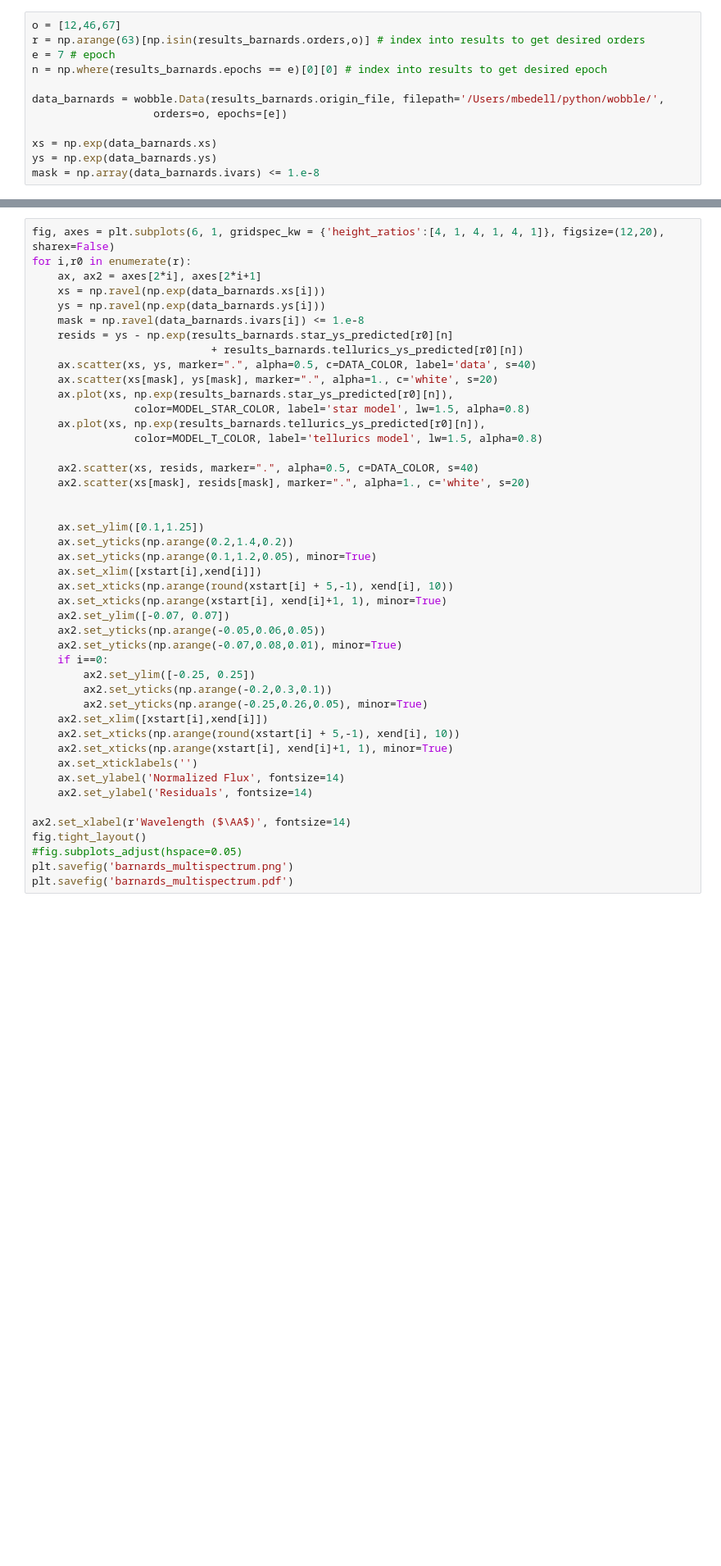
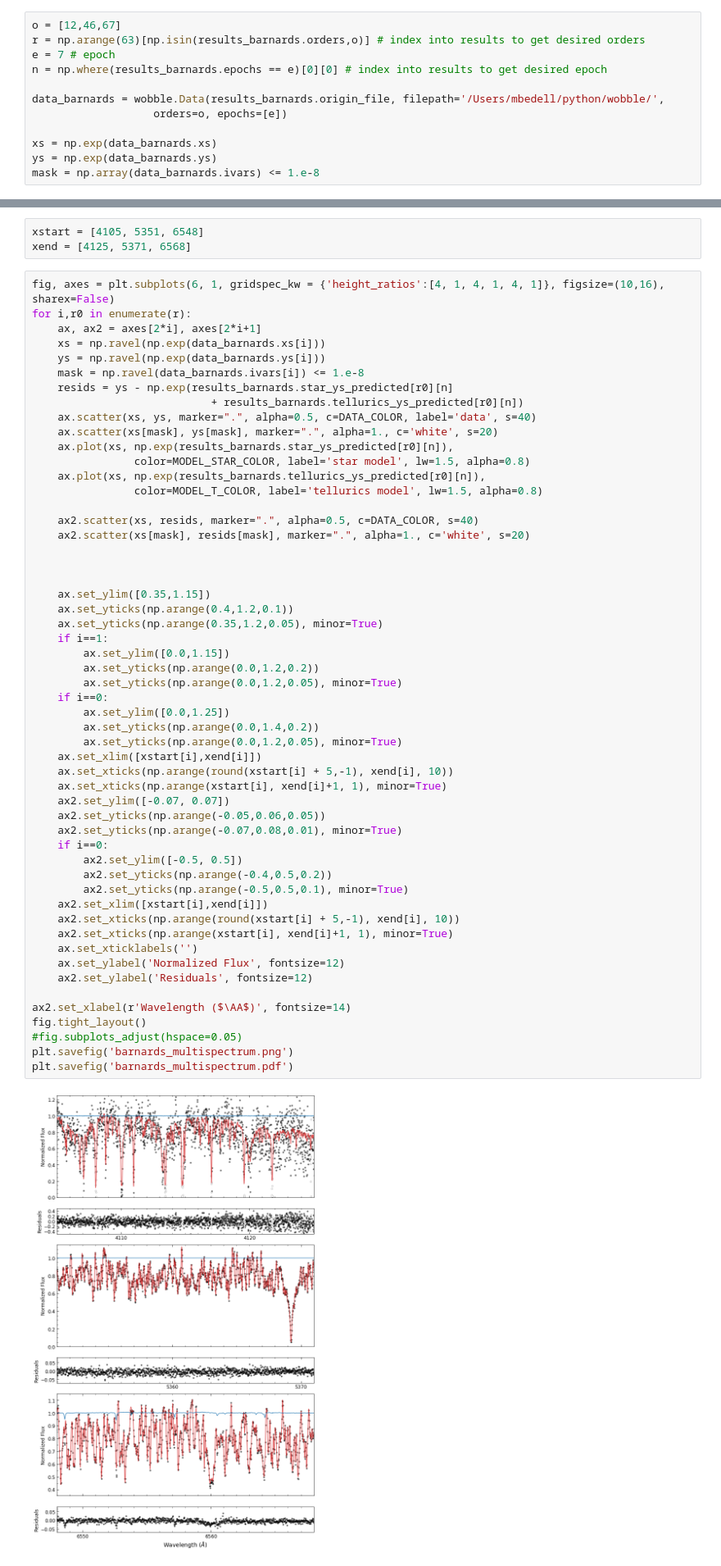
Before and after one commit to megbedell/wobble, a Jupyter notebook: paper/figures/make_figures.ipynb, the cells around one changed output, grey strips where cells are left out. Shown at 82% size. Saved outputs shown, nothing was run; the diff lists cells and outputs as text; blank space fills up the shorter version.

```diff
--- a/paper/figures/make_figures.ipynb
+++ b/paper/figures/make_figures.ipynb
@@ -445,5 +475,8 @@ xend = [4130, 5397, 6616]
+# %%
+xstart = [4105, 5351, 6548]
+xend = [4125, 5371, 6568]
 # %%
-fig, axes = plt.subplots(6, 1, gridspec_kw = {'height_ratios':[4, 1, 4, 1, 4, 1]}, figsize=(12,20), sharex=False)
+fig, axes = plt.subplots(6, 1, gridspec_kw = {'height_ratios':[4, 1, 4, 1, 4, 1]}, figsize=(10,16), sharex=False)
 for i,r0 in enumerate(r):
     ax, ax2 = axes[2*i], axes[2*i+1]
     xs = np.ravel(np.exp(data_barnards.xs[i]))
@@ -452,41 +485,52 @@ for i,r0 in enumerate(r):
     resids = ys - np.exp(results_barnards.star_ys_predicted[r0][n]
                             + results_barnards.tellurics_ys_predicted[r0][n])
     ax.scatter(xs, ys, marker=".", alpha=0.5, c=DATA_COLOR, label='data', s=40)
     ax.scatter(xs[mask], ys[mask], marker=".", alpha=1., c='white', s=20)
     ax.plot(xs, np.exp(results_barnards.star_ys_predicted[r0][n]),
                 color=MODEL_STAR_COLOR, label='star model', lw=1.5, alpha=0.8)
     ax.plot(xs, np.exp(results_barnards.tellurics_ys_predicted[r0][n]),
                 color=MODEL_T_COLOR, label='tellurics model', lw=1.5, alpha=0.8)
 
     ax2.scatter(xs, resids, marker=".", alpha=0.5, c=DATA_COLOR, s=40)
     ax2.scatter(xs[mask], resids[mask], marker=".", alpha=1., c='white', s=20)
 
 
-    ax.set_ylim([0.1,1.25])
-    ax.set_yticks(np.arange(0.2,1.4,0.2))
-    ax.set_yticks(np.arange(0.1,1.2,0.05), minor=True)
+
+    ax.set_ylim([0.35,1.15])
+    ax.set_yticks(np.arange(0.4,1.2,0.1))
+    ax.set_yticks(np.arange(0.35,1.2,0.05), minor=True)
+    if i==1:
+        ax.set_ylim([0.0,1.15])
+        ax.set_yticks(np.arange(0.0,1.2,0.2))
+        ax.set_yticks(np.arange(0.0,1.2,0.05), minor=True)
+    if i==0:
+        ax.set_ylim([0.0,1.25])
+        ax.set_yticks(np.arange(0.0,1.4,0.2))
+        ax.set_yticks(np.arange(0.0,1.2,0.05), minor=True)
     ax.set_xlim([xstart[i],xend[i]])
     ax.set_xticks(np.arange(round(xstart[i] + 5,-1), xend[i], 10))
     ax.set_xticks(np.arange(xstart[i], xend[i]+1, 1), minor=True)
     ax2.set_ylim([-0.07, 0.07])
     ax2.set_yticks(np.arange(-0.05,0.06,0.05))
     ax2.set_yticks(np.arange(-0.07,0.08,0.01), minor=True)
     if i==0:
-        ax2.set_ylim([-0.25, 0.25])
-        ax2.set_yticks(np.arange(-0.2,0.3,0.1))
-        ax2.set_yticks(np.arange(-0.25,0.26,0.05), minor=True)
+        ax2.set_ylim([-0.5, 0.5])
+        ax2.set_yticks(np.arange(-0.4,0.5,0.2))
+        ax2.set_yticks(np.arange(-0.5,0.5,0.1), minor=True)
     ax2.set_xlim([xstart[i],xend[i]])
     ax2.set_xticks(np.arange(round(xstart[i] + 5,-1), xend[i], 10))
     ax2.set_xticks(np.arange(xstart[i], xend[i]+1, 1), minor=True)
     ax.set_xticklabels('')
-    ax.set_ylabel('Normalized Flux', fontsize=14)
-    ax2.set_ylabel('Residuals', fontsize=14)
+    ax.set_ylabel('Normalized Flux', fontsize=12)
+    ax2.set_ylabel('Residuals', fontsize=12)
 
 ax2.set_xlabel(r'Wavelength ($\AA$)', fontsize=14)
 fig.tight_layout()
 #fig.subplots_adjust(hspace=0.05)
 plt.savefig('barnards_multispectrum.png')
 plt.savefig('barnards_multispectrum.pdf')
+# %% [output]
+[figure, added]
 # %% [markdown]
 ### FIGURE: tellurics zoom-in
 # %%
```
Also changed, not shown: parts of 26 cells of this notebook.
